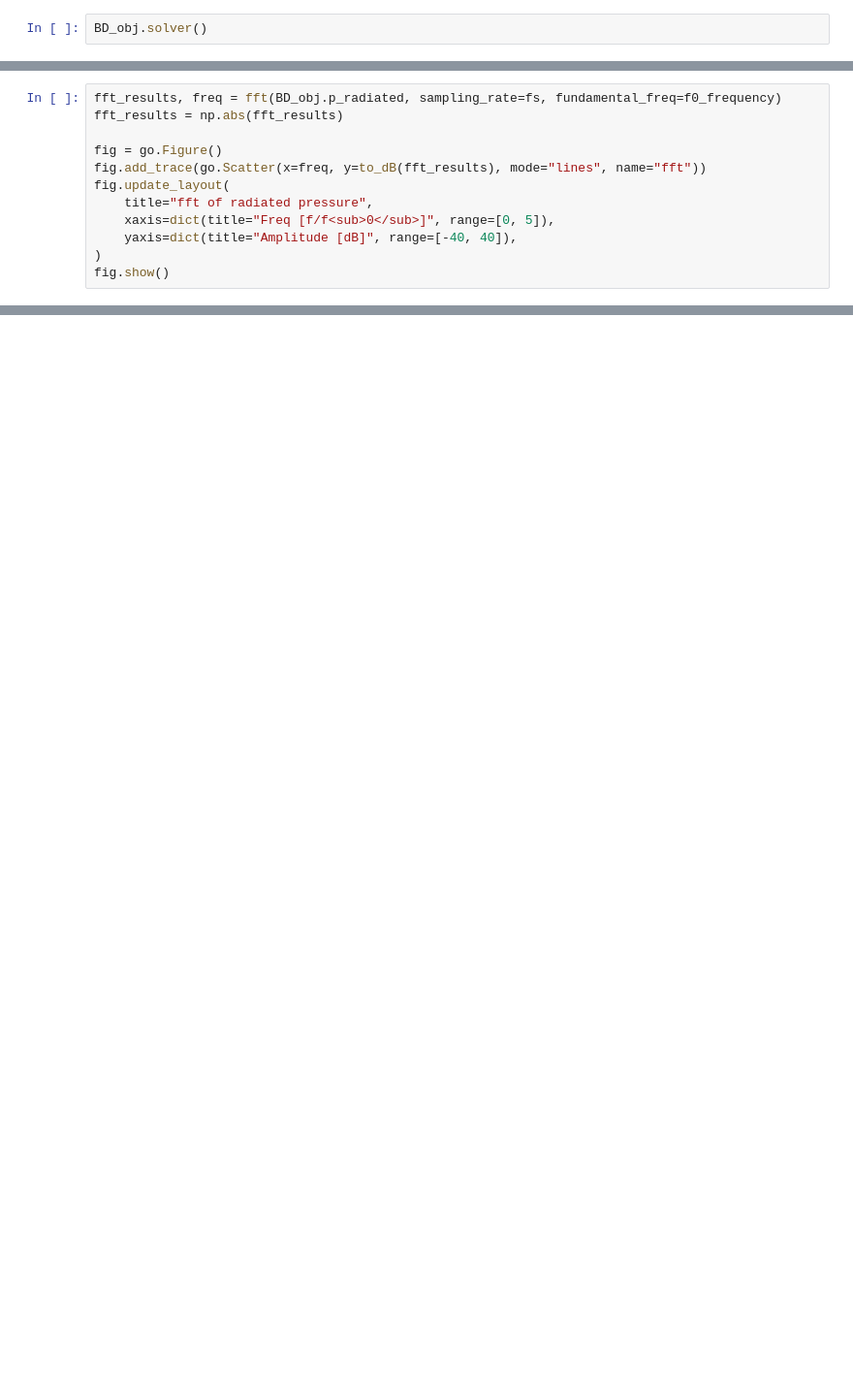
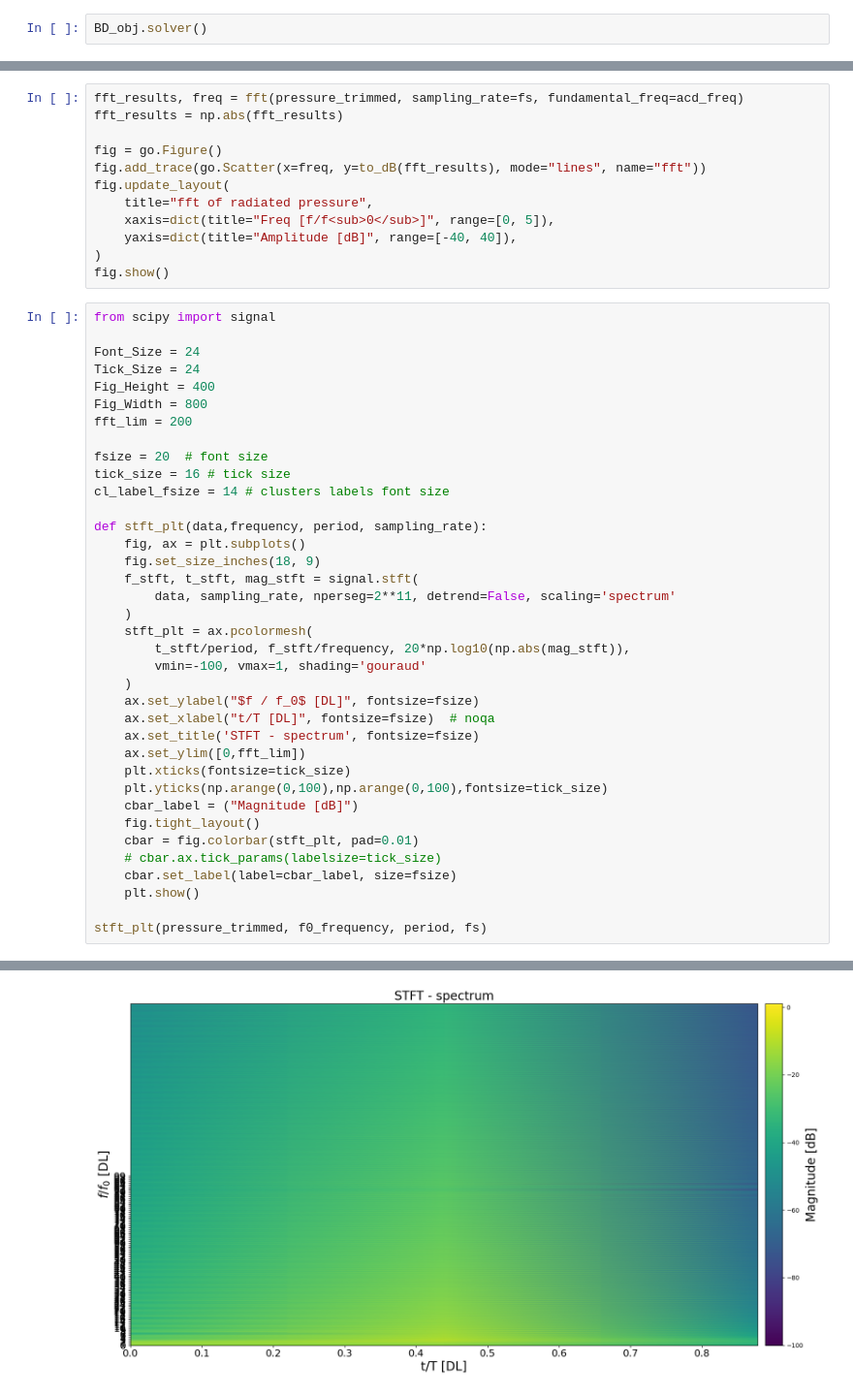
Before and after one commit to USonixGroup/wpt-cavitation, a Jupyter notebook: notebooks/acd_simulation.ipynb, the cells around one changed output, grey strips where cells are left out. Shown at 97% size. Drawn from its saved outputs; the diff is of its cells as text; blank space fills up the shorter version.

```diff
--- a/notebooks/acd_simulation.ipynb
+++ b/notebooks/acd_simulation.ipynb
@@ -100,5 +145,5 @@ fig.update_layout(
 # %%
-fft_results, freq = fft(BD_obj.p_radiated, sampling_rate=fs, fundamental_freq=f0_frequency)
+fft_results, freq = fft(pressure_trimmed, sampling_rate=fs, fundamental_freq=acd_freq)
 fft_results = np.abs(fft_results)
 
 fig = go.Figure()
@@ -109,3 +154,41 @@ fig.update_layout(
     yaxis=dict(title="Amplitude [dB]", range=[-40, 40]),
 )
 fig.show()
+# %%
+from scipy import signal
+
+Font_Size = 24
+Tick_Size = 24
+Fig_Height = 400
+Fig_Width = 800
+fft_lim = 200
+
+fsize = 20  # font size
+tick_size = 16 # tick size
+cl_label_fsize = 14 # clusters labels font size
+
+def stft_plt(data,frequency, period, sampling_rate):
+    fig, ax = plt.subplots()
+    fig.set_size_inches(18, 9)
+    f_stft, t_stft, mag_stft = signal.stft(
+        data, sampling_rate, nperseg=2**11, detrend=False, scaling='spectrum'
+    )
+    stft_plt = ax.pcolormesh(
+        t_stft/period, f_stft/frequency, 20*np.log10(np.abs(mag_stft)),
+        vmin=-100, vmax=1, shading='gouraud'
+    )
+    ax.set_ylabel("$f / f_0$ [DL]", fontsize=fsize)
+    ax.set_xlabel("t/T [DL]", fontsize=fsize)  # noqa
+    ax.set_title('STFT - spectrum', fontsize=fsize)
+    ax.set_ylim([0,fft_lim])
+    plt.xticks(fontsize=tick_size)
+    plt.yticks(np.arange(0,100),np.arange(0,100),fontsize=tick_size)
+    cbar_label = ("Magnitude [dB]")
+    fig.tight_layout()
+    cbar = fig.colorbar(stft_plt, pad=0.01)
+    # cbar.ax.tick_params(labelsize=tick_size)
+    cbar.set_label(label=cbar_label, size=fsize)
+    plt.show()
+
+stft_plt(pressure_trimmed, f0_frequency, period, fs)
+# %% [output]
@@ -111,0 +196 @@ fig.show()
+[figure, added]
```
Also changed, not shown: parts of 9 cells of this notebook.
